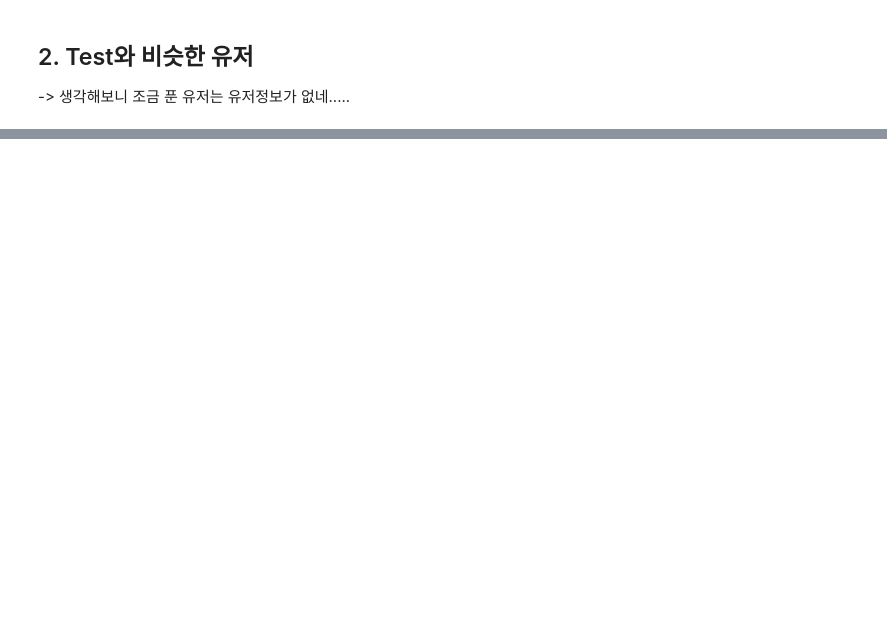
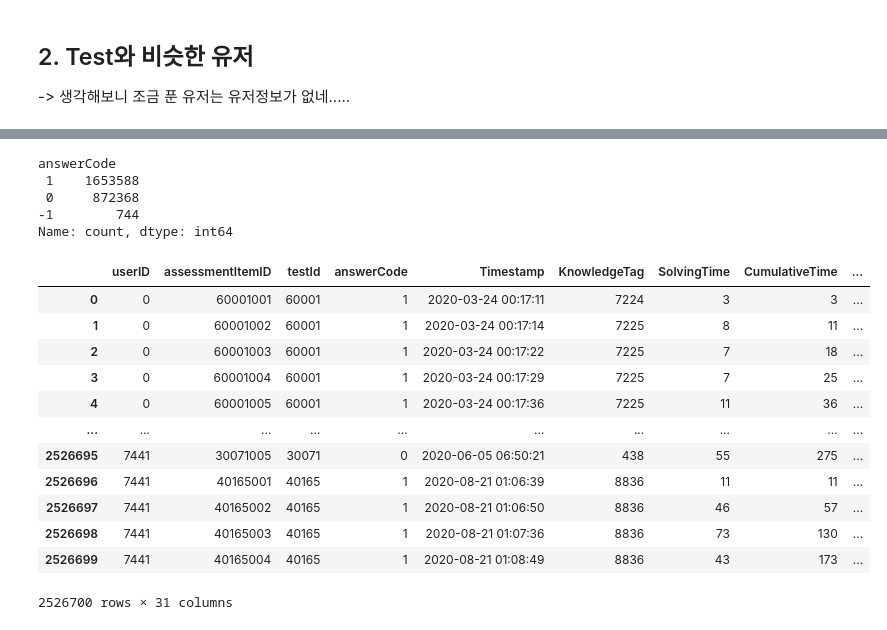
Before and after one commit to boostcampaitech6/level2-dkt-recsys-06, a Jupyter notebook: code/EDA.ipynb, the cells around one changed output, grey strips where cells are left out. Drawn from its saved outputs; the diff is of its cells as text; code cells hidden in the pictures; blank space fills up the shorter version.

```diff
--- a/code/EDA.ipynb
+++ b/code/EDA.ipynb
@@ -1104,0 +1232,27 @@ a.to_csv('../data/FE_v3.1.1.csv')
+# %%
+df.answerCode.value_counts()
+# %% [output]
+answerCode
+ 1    1653588
+ 0     872368
+-1        744
+Name: count, dtype: int64
+# %%
+test = pd.read_csv('../data/test_data.csv')
+df = pd.read_csv('../data/FE_v6.csv')
+# %%
+df
+# %% [output]
+|  | userID | assessmentItemID | testId | answerCode | Timestamp | KnowledgeTag | SolvingTime | CumulativeTime | ... |
+| 0 | 0 | 60001001 | 60001 | 1 | 2020-03-24 00:17:11 | 7224 | 3 | 3 | ... |
+| 1 | 0 | 60001002 | 60001 | 1 | 2020-03-24 00:17:14 | 7225 | 8 | 11 | ... |
+| 2 | 0 | 60001003 | 60001 | 1 | 2020-03-24 00:17:22 | 7225 | 7 | 18 | ... |
+| 3 | 0 | 60001004 | 60001 | 1 | 2020-03-24 00:17:29 | 7225 | 7 | 25 | ... |
+| 4 | 0 | 60001005 | 60001 | 1 | 2020-03-24 00:17:36 | 7225 | 11 | 36 | ... |
+| ... | ... | ... | ... | ... | ... | ... | ... | ... | ... |
+| 2526695 | 7441 | 30071005 | 30071 | 0 | 2020-06-05 06:50:21 | 438 | 55 | 275 | ... |
+| 2526696 | 7441 | 40165001 | 40165 | 1 | 2020-08-21 01:06:39 | 8836 | 11 | 11 | ... |
+| 2526697 | 7441 | 40165002 | 40165 | 1 | 2020-08-21 01:06:50 | 8836 | 46 | 57 | ... |
+| 2526698 | 7441 | 40165003 | 40165 | 1 | 2020-08-21 01:07:36 | 8836 | 73 | 130 | ... |
+| 2526699 | 7441 | 40165004 | 40165 | 1 | 2020-08-21 01:08:49 | 8836 | 43 | 173 | ... |
+2526700 rows × 31 columns
```
Also changed, not shown: parts of 37 cells of this notebook, 13 other files.
